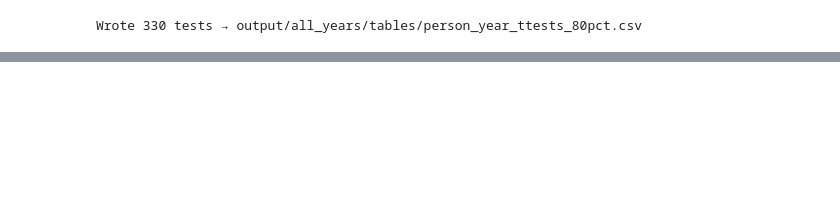
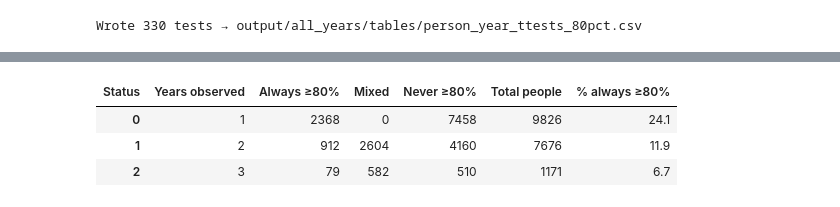
Before and after one commit to FrianaEngineer/Medical-Adherence, a Jupyter notebook: Notebooks/MEPS/medical_80%_adherence_insights.ipynb, the cells around one changed output, grey strips where cells are left out. Drawn from its saved outputs; the diff is of its cells as text; code cells hidden in the pictures; blank space fills up the shorter version.

```diff
--- a/Notebooks/MEPS/medical_80%_adherence_insights.ipynb
+++ b/Notebooks/MEPS/medical_80%_adherence_insights.ipynb
@@ -840,0 +1220,76 @@ Wrote 330 tests → output/all_years/tables/person_year_ttests_80pct.csv
+# %%
+# TRAJECTORY SECTION — part 1: who stayed adherent in every year they appear.
+person_years = (
+    model_df[["DUPERSID", "YEAR", "meps_adherence_ratio"]]
+    .dropna(subset=["meps_adherence_ratio"])
+    .sort_values(["DUPERSID", "YEAR"])
+    .copy()
+)
+person_years["is_adherent_80"] = person_years["meps_adherence_ratio"] >= ADH_THRESHOLD
+
+person_status = (
+    person_years.groupby("DUPERSID")
+    .agg(
+        n_years=("YEAR", "nunique"),
+        first_year=("YEAR", "min"),
+        last_year=("YEAR", "max"),
+        n_adherent_years=("is_adherent_80", "sum"),
+        mean_adherence=("meps_adherence_ratio", "mean"),
+        min_adherence=("meps_adherence_ratio", "min"),
+        max_adherence=("meps_adherence_ratio", "max"),
+    )
+    .reset_index()
+)
+person_status["Status"] = np.select(
+    [
+        person_status["n_adherent_years"] == person_status["n_years"],
+        person_status["n_adherent_years"] == 0,
+    ],
+    [f"Always ≥{ADH_THRESHOLD}%", f"Never ≥{ADH_THRESHOLD}%"],
+    default="Mixed",
+)
+
+status_by_years = (
+    pd.crosstab(person_status["n_years"], person_status["Status"])
+    .reindex(
+        columns=[f"Always ≥{ADH_THRESHOLD}%", "Mixed", f"Never ≥{ADH_THRESHOLD}%"],
+        fill_value=0,
+    )
+    .rename_axis(index="Years observed")
+    .reset_index()
+)
+status_by_years["Total people"] = status_by_years[
+    [f"Always ≥{ADH_THRESHOLD}%", "Mixed", f"Never ≥{ADH_THRESHOLD}%"]
+].sum(axis=1)
+status_by_years[f"% always ≥{ADH_THRESHOLD}%"] = (
+    100 * status_by_years[f"Always ≥{ADH_THRESHOLD}%"] / status_by_years["Total people"]
+).round(1)
+
+print(
+    f"People: {len(person_status):,} | observed years per person: "
+    f"{person_status['n_years'].value_counts().sort_index().to_dict()}\n"
+    f"Nobody is observed in all four years — the longest coverage is three "
+    f"(2020–2022, {int((person_status['n_years'] == 3).sum()):,} people)."
+)
+print("\nAdherence status across every year a person appears")
+display(status_by_years)
+
+multi = person_status[person_status["n_years"] >= 2]
+always_multi = int((multi["Status"] == f"Always ≥{ADH_THRESHOLD}%").sum())
+always_three = int(
+    (
+        (person_status["n_years"] == 3)
+        & (person_status["Status"] == f"Always ≥{ADH_THRESHOLD}%")
+    ).sum()
+)
+print(
+    f"\nStayed adherent throughout, among the {len(multi):,} people seen in 2+ years: "
+    f"{always_multi:,} ({100 * always_multi / len(multi):.1f}%)\n"
+    f"  of whom, with the full three years of coverage: {always_three:,} "
+    f"of {int((person_status['n_years'] == 3).sum()):,} "
+    f"({100 * always_three / (person_status['n_years'] == 3).sum():.1f}%)\n"
+    f"For contrast, never adherent in any year: "
+    f"{int((multi['Status'] == f'Never ≥{ADH_THRESHOLD}%').sum()):,} "
+    f"({100 * (multi['Status'] == f'Never ≥{ADH_THRESHOLD}%').mean():.1f}%)"
+)
+# %% [output]
@@ -840,0 +1300,4 @@ Wrote 330 tests → output/all_years/tables/person_year_ttests_80pct.csv
+| Status | Years observed | Always ≥80% | Mixed | Never ≥80% | Total people | % always ≥80% |
+| 0 | 1 | 2368 | 0 | 7458 | 9826 | 24.1 |
+| 1 | 2 | 912 | 2604 | 4160 | 7676 | 11.9 |
+| 2 | 3 | 79 | 582 | 510 | 1171 | 6.7 |
```
Also changed, not shown: parts of 10 cells of this notebook, 4 other files.
